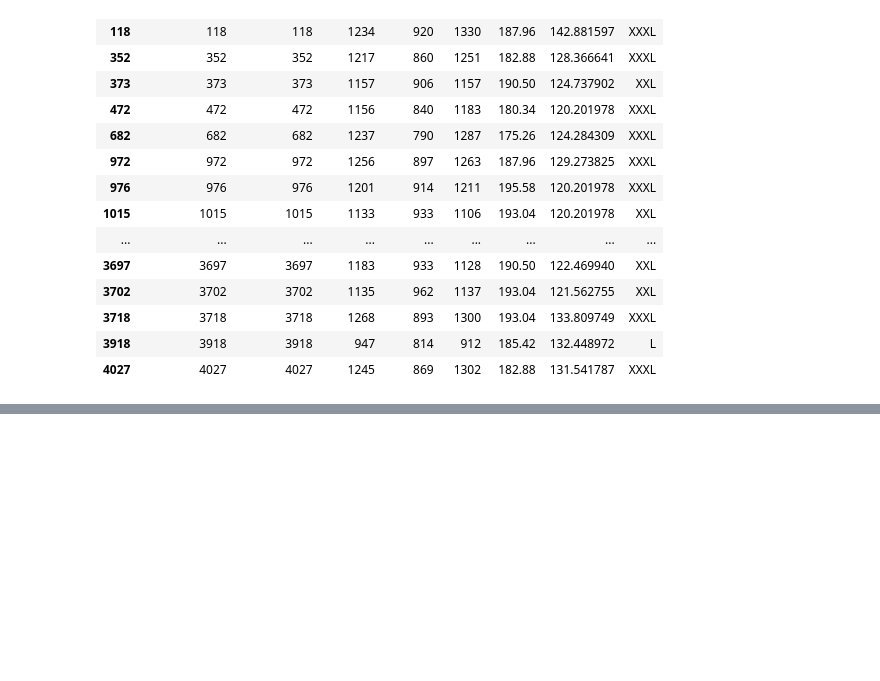
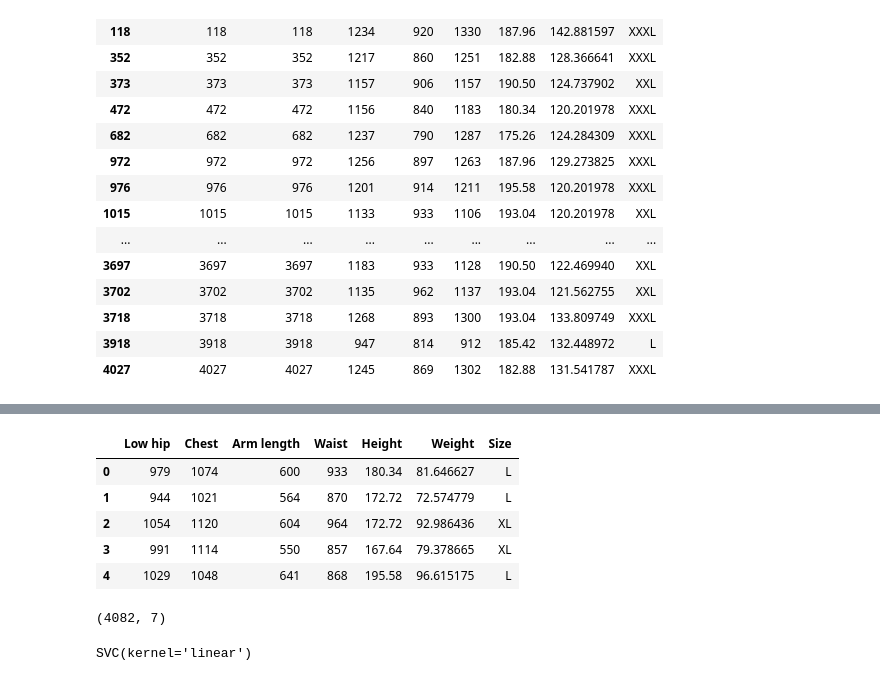
Before and after one commit to estanisarandon/Body_Measurement, a Jupyter notebook: review_data.ipynb, the cells around one changed output, grey strips where cells are left out. Saved outputs shown, nothing was run; the diff lists cells and outputs as text; code cells hidden in the pictures; blank space fills up the shorter version.

```diff
--- a/review_data.ipynb
+++ b/review_data.ipynb
@@ -282,0 +304,13 @@ male_pants_df.to_csv('male_pants.csv')
+# %%
+male_tshirt_df.head()
+# %% [output]
+|  | Low hip | Chest | Arm length | Waist | Height | Weight | Size |
+| 0 | 979 | 1074 | 600 | 933 | 180.34 | 81.646627 | L |
+| 1 | 944 | 1021 | 564 | 870 | 172.72 | 72.574779 | L |
+| 2 | 1054 | 1120 | 604 | 964 | 172.72 | 92.986436 | XL |
+| 3 | 991 | 1114 | 550 | 857 | 167.64 | 79.378665 | XL |
+| 4 | 1029 | 1048 | 641 | 868 | 195.58 | 96.615175 | L |
+# %%
+male_tshirt_df.shape
+# %% [output]
+(4082, 7)
@@ -282,0 +323,6 @@ male_pants_df.to_csv('male_pants.csv')
+# %%
+# Training the algorithm
+svclassifier = SVC(kernel='linear')
+svclassifier.fit(X_train, y_train)
+# %% [output]
+SVC(kernel='linear')
```
Also changed, not shown: parts of 7 cells of this notebook, 1 other file.
